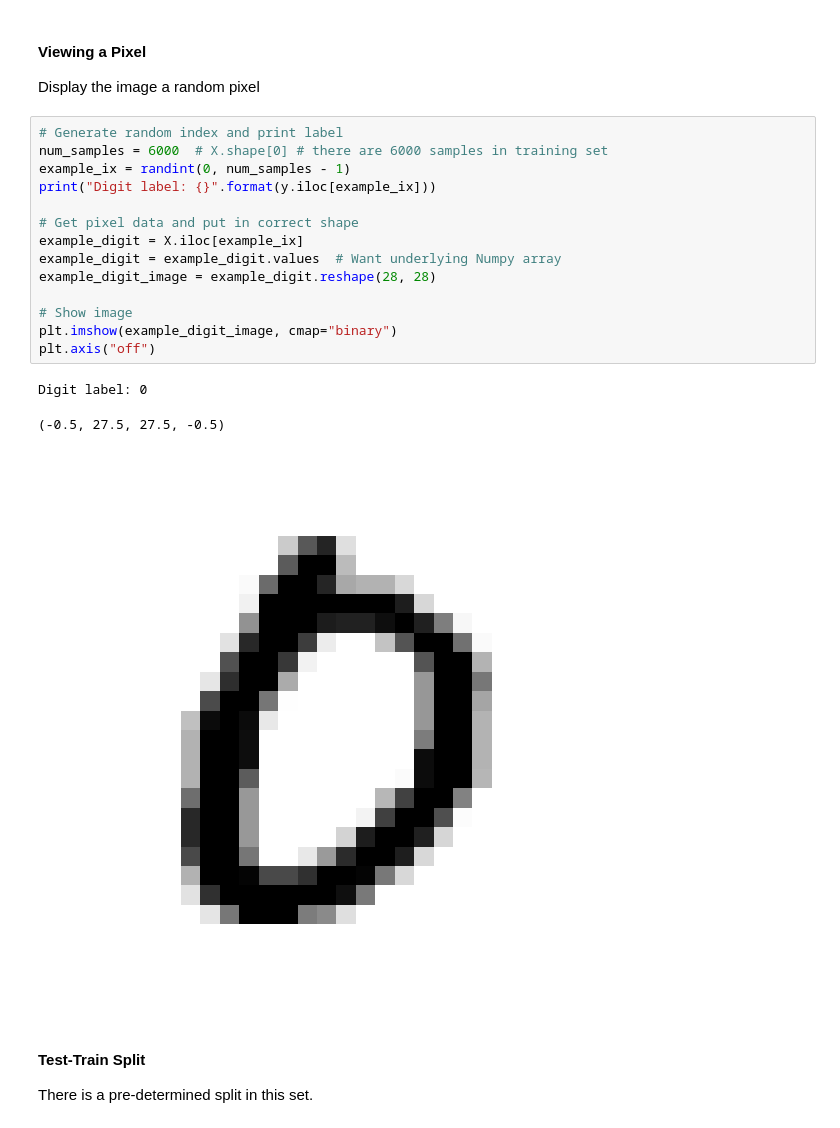
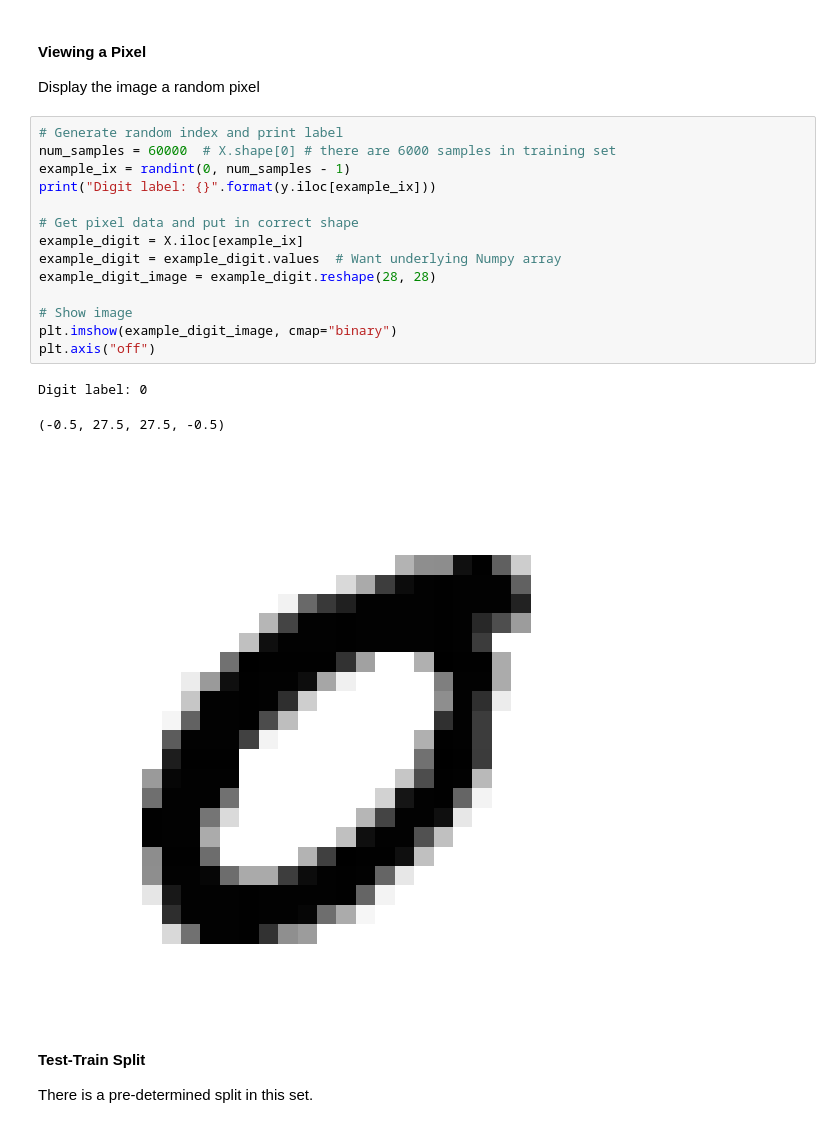
Before and after one commit to chris-leonard/hands-on-machine-learning, a Jupyter notebook: chapter-3/mnist.ipynb, the cells around one changed output. Drawn from its saved outputs; the diff is of its cells as text.

```diff
--- a/chapter-3/mnist.ipynb
+++ b/chapter-3/mnist.ipynb
@@ -117,22 +117,22 @@ y = y.astype(int)
 Display the image a random pixel
 # %%
 # Generate random index and print label
-num_samples = 6000  # X.shape[0] # there are 6000 samples in training set
+num_samples = 60000  # X.shape[0] # there are 6000 samples in training set
 example_ix = randint(0, num_samples - 1)
 print("Digit label: {}".format(y.iloc[example_ix]))
 
 # Get pixel data and put in correct shape
 example_digit = X.iloc[example_ix]
 example_digit = example_digit.values  # Want underlying Numpy array
 example_digit_image = example_digit.reshape(28, 28)
 
 # Show image
 plt.imshow(example_digit_image, cmap="binary")
 plt.axis("off")
 # %% [output]
 Digit label: 0
 (-0.5, 27.5, 27.5, -0.5)
-[figure, old version]
+[figure, new version]
 # %% [markdown]
 #### Test-Train Split
 
```
Also changed, not shown: parts of 20 cells of this notebook, 6 other files.
